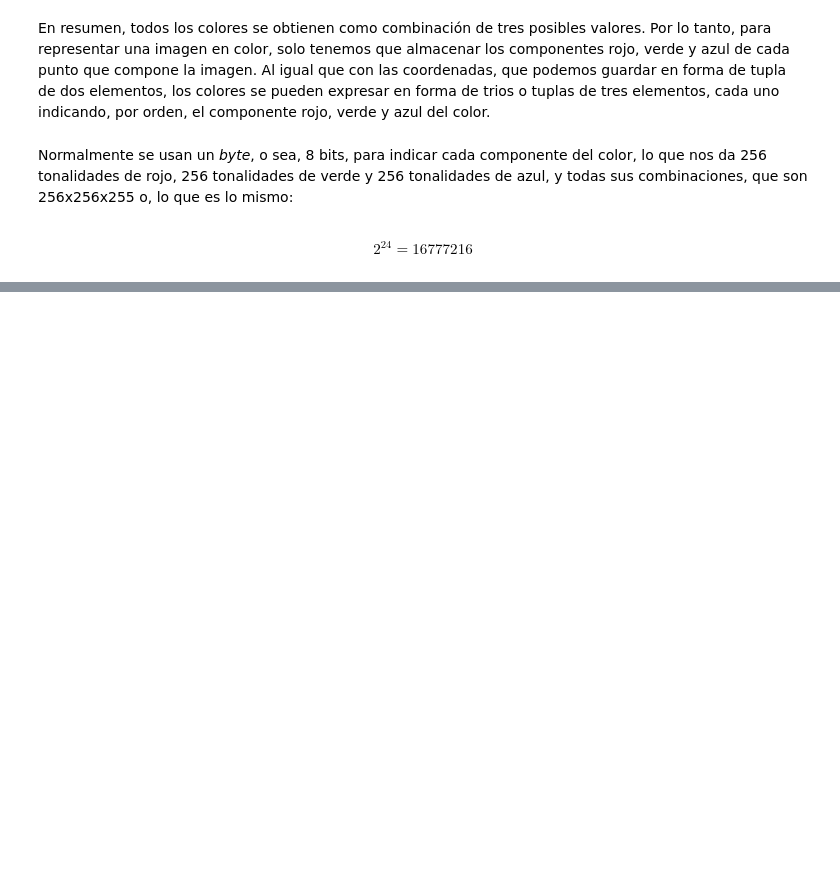
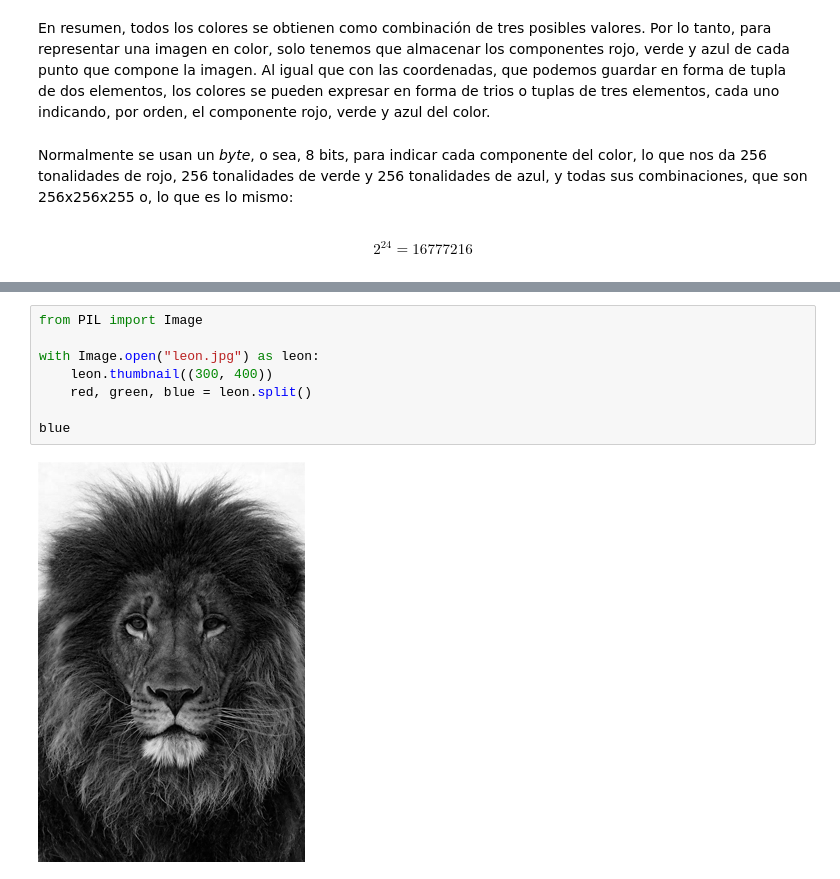
Before and after one commit to pythoncanarias/eoi, a Jupyter notebook: 05-libs/external/pillow/pillow.ipynb, the cells around one changed output, grey strips where cells are left out. Drawn from its saved outputs; the diff is of its cells as text; blank space fills up the shorter version.

```diff
--- a/05-libs/external/pillow/pillow.ipynb
+++ b/05-libs/external/pillow/pillow.ipynb
@@ -166,0 +324,10 @@ Successfully installed pillow-7.1.1
+# %%
+from PIL import Image
+
+with Image.open("leon.jpg") as leon:
+    leon.thumbnail((300, 400))
+    red, green, blue = leon.split()
+
+blue
+# %% [output]
+[figure, added]
```
Also changed, not shown: parts of 44 cells of this notebook, 5 other files.
